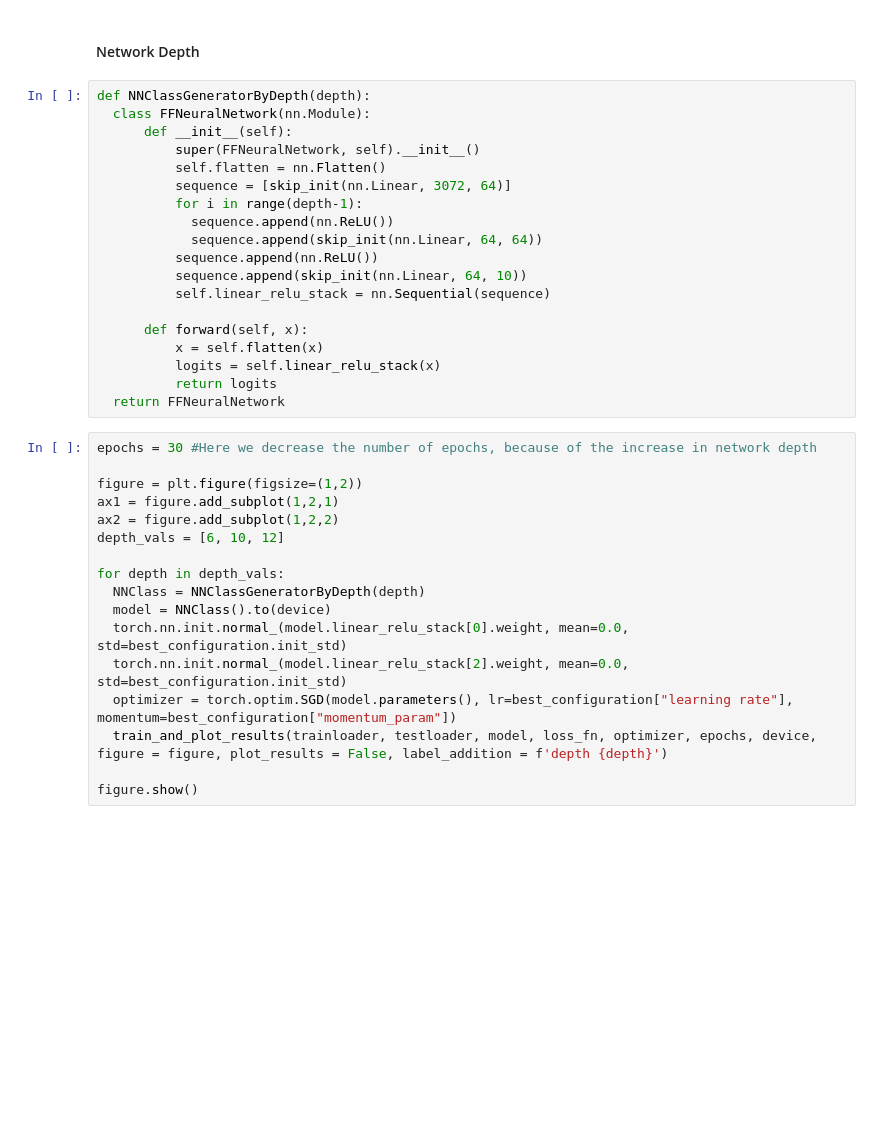
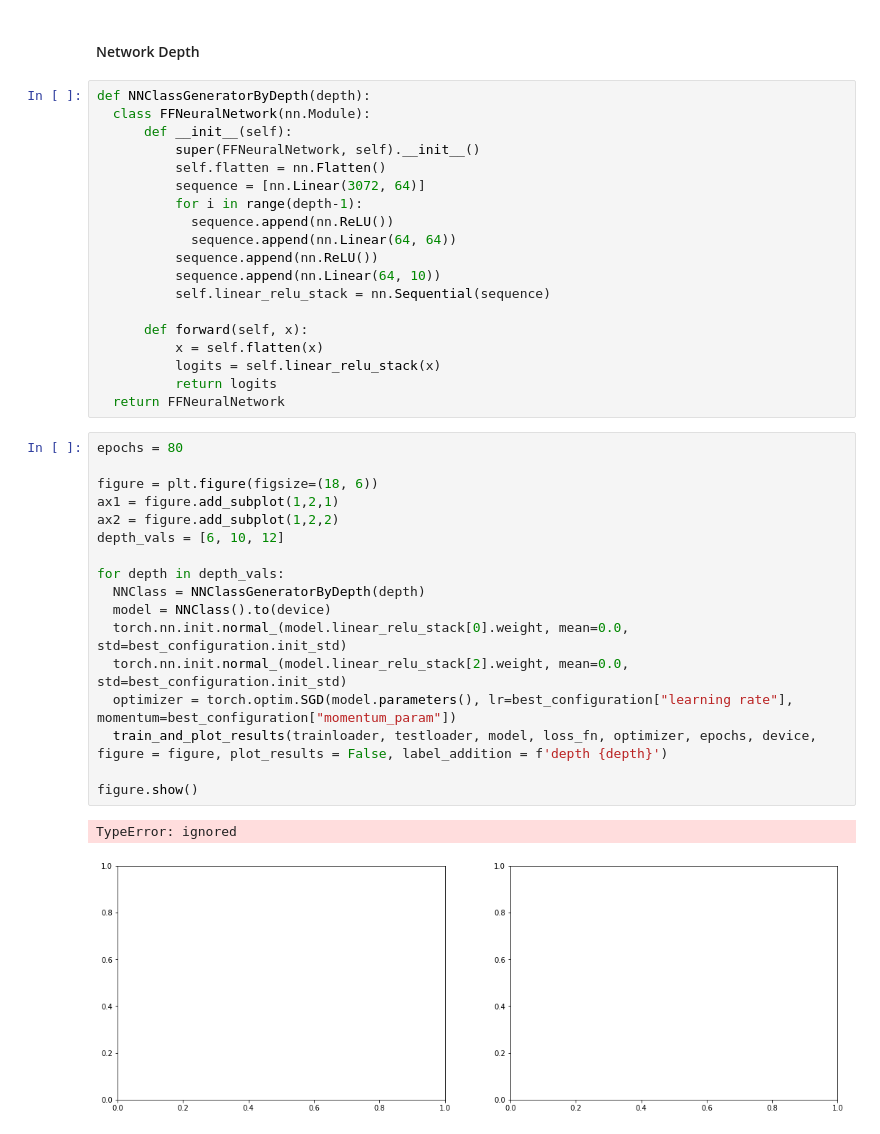
Before and after one commit to ItayShalit/Intro-to-Deep-Learning, a Jupyter notebook: Intro_to_DL_Assignment_1.ipynb, the cells around one changed output. Cells and saved outputs as stored; diff of their text form; blank space fills up the shorter version.

```diff
--- a/Intro_to_DL_Assignment_1.ipynb
+++ b/Intro_to_DL_Assignment_1.ipynb
@@ -499,12 +450,12 @@ def NNClassGeneratorByDepth(depth):
       def __init__(self):
           super(FFNeuralNetwork, self).__init__()
           self.flatten = nn.Flatten()
-          sequence = [skip_init(nn.Linear, 3072, 64)]
+          sequence = [nn.Linear(3072, 64)]
           for i in range(depth-1):
             sequence.append(nn.ReLU())
-            sequence.append(skip_init(nn.Linear, 64, 64))
+            sequence.append(nn.Linear(64, 64))
           sequence.append(nn.ReLU())
-          sequence.append(skip_init(nn.Linear, 64, 10))
+          sequence.append(nn.Linear(64, 10))
           self.linear_relu_stack = nn.Sequential(sequence)
 
       def forward(self, x):
@@ -513,19 +464,22 @@ def NNClassGeneratorByDepth(depth):
           return logits
   return FFNeuralNetwork
 # %%
-epochs = 30 #Here we decrease the number of epochs, because of the increase in network depth
+epochs = 80
 
-figure = plt.figure(figsize=(1,2))
+figure = plt.figure(figsize=(18, 6))
 ax1 = figure.add_subplot(1,2,1)
 ax2 = figure.add_subplot(1,2,2)
 depth_vals = [6, 10, 12]
 
 for depth in depth_vals:
   NNClass = NNClassGeneratorByDepth(depth)
   model = NNClass().to(device)
   torch.nn.init.normal_(model.linear_relu_stack[0].weight, mean=0.0, std=best_configuration.init_std)
   torch.nn.init.normal_(model.linear_relu_stack[2].weight, mean=0.0, std=best_configuration.init_std)
   optimizer = torch.optim.SGD(model.parameters(), lr=best_configuration["learning rate"], momentum=best_configuration["momentum_param"])
   train_and_plot_results(trainloader, testloader, model, loss_fn, optimizer, epochs, device, figure = figure, plot_results = False, label_addition = f'depth {depth}')
 
 figure.show()
+# %% [output]
+TypeError: ignored
+[figure, added]
```
Also changed, not shown: parts of 12 cells of this notebook.
